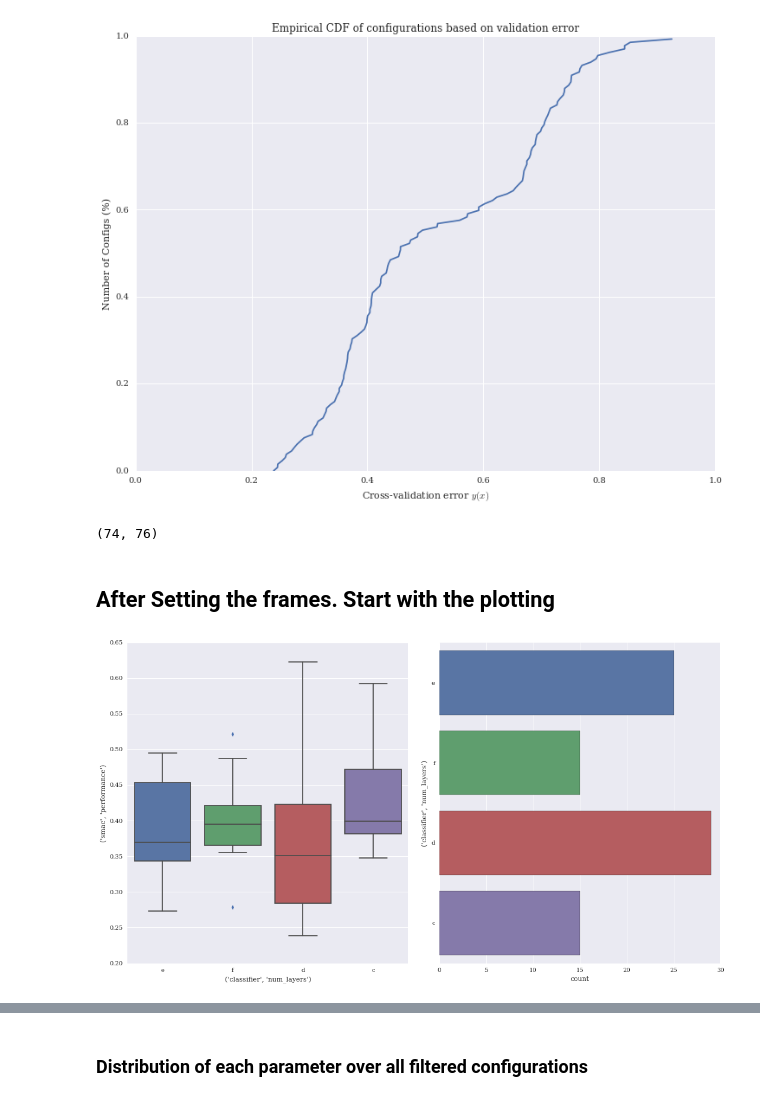
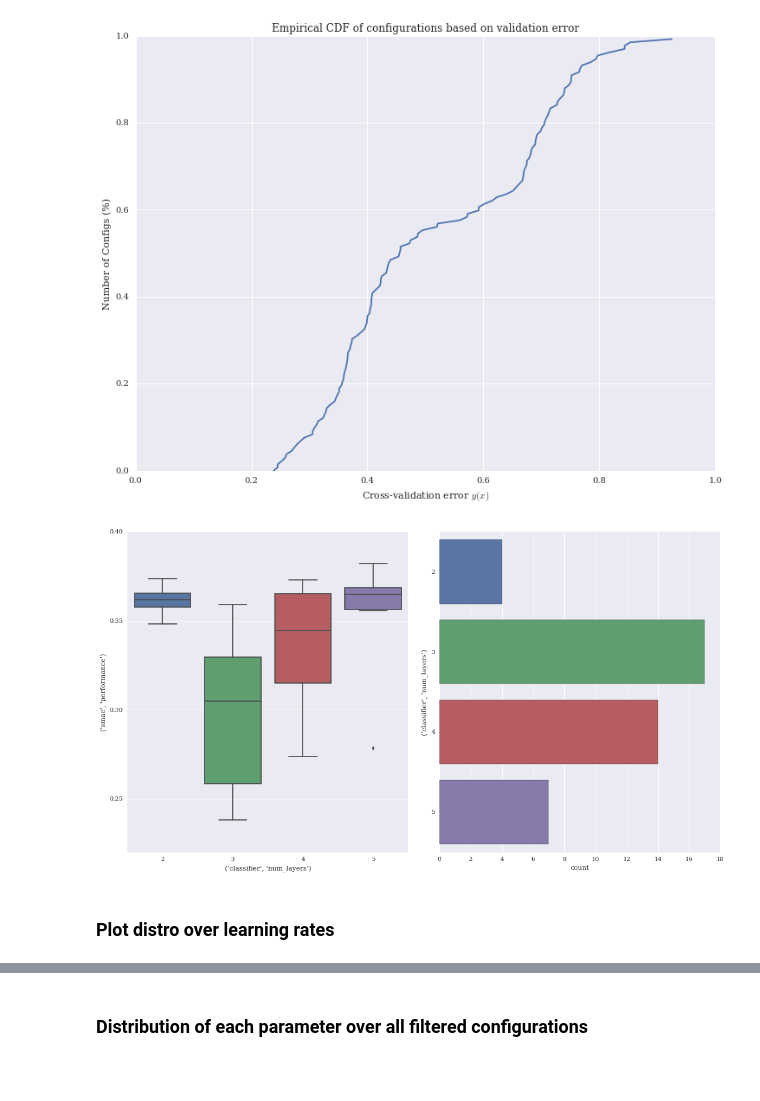
Before and after one commit to hmendozap/master-arbeit-projects, a Jupyter notebook: plotting_param_distros/Trajectory_Configs_Plots.ipynb, the cells around one changed output, grey strips where cells are left out. Drawn from its saved outputs; the diff is of its cells as text; code cells hidden in the pictures; blank space fills up the shorter version.

```diff
--- a/plotting_param_distros/Trajectory_Configs_Plots.ipynb
+++ b/plotting_param_distros/Trajectory_Configs_Plots.ipynb
@@ -34,0 +60,8 @@ tdf = reader.load_trajectories(preprocessor=preprocessor, full_config=True)
+# %%
+mask_log_cols = zip(['classifier']*len(log_columns), log_columns)
+mask_cat_cols = zip(['classifier']*len(categorical_cols), categorical_cols)
+# %%
+tdf.loc[:, mask_log_cols] = np.log10(tdf.loc[:, mask_log_cols])
+# %%
+for c in mask_cat_cols:
+    tdf.loc[:, c] = tdf.loc[:, c].astype('category')
@@ -55,12 +170,0 @@ std_perf = temp_df['performance'].std()
-# %%
-err_threshold = 0.5
-less_threshold = True
-
-if less_threshold:
-    filtered = temp_df[temp_df.performance <= err_threshold]
-else:
-    filtered = temp_df[temp_df.performance >= err_threshold]
-
-print filtered.shape
-# %% [output]
-(74, 76)
@@ -70,3 +171 @@ tdf.loc[m]
-# %% [markdown]
-## After Setting the frames. Start with the plotting
 # %%
@@ -82,10 +180,11 @@ def plotting_threshold(error_threshold, categories):
 # %%
 widgets.interact(plotting_threshold, error_threshold=(min_perf,mean_perf + std_perf, 0.01),
                  categories={'Solver':('classifier','solver'), 'Policy':('classifier','lr_policy'),
-                             'Number of layers':('classifier','num_layers'),
-                             'Weights':('classifier','weight_init_1'),'Activation':('classifier','activation_layer_1')})
+                             'Number of layers':('classifier','num_layers')})
 # %% [output]
-[figure, old version]
+[figure, new version]
+# %% [markdown]
+### Plot distro over learning rates
 # %%
 # Create the grouping of the filtered DF
 classifier_df = tdf['classifier']
```
Also changed, not shown: parts of 43 cells of this notebook.
